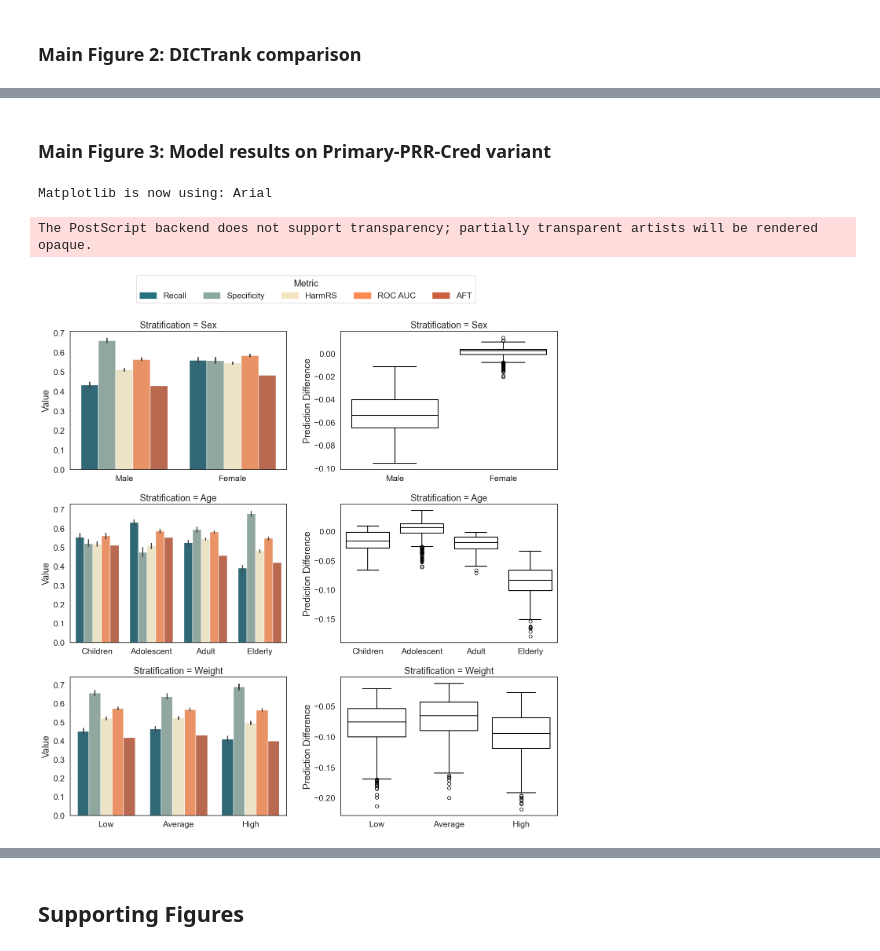
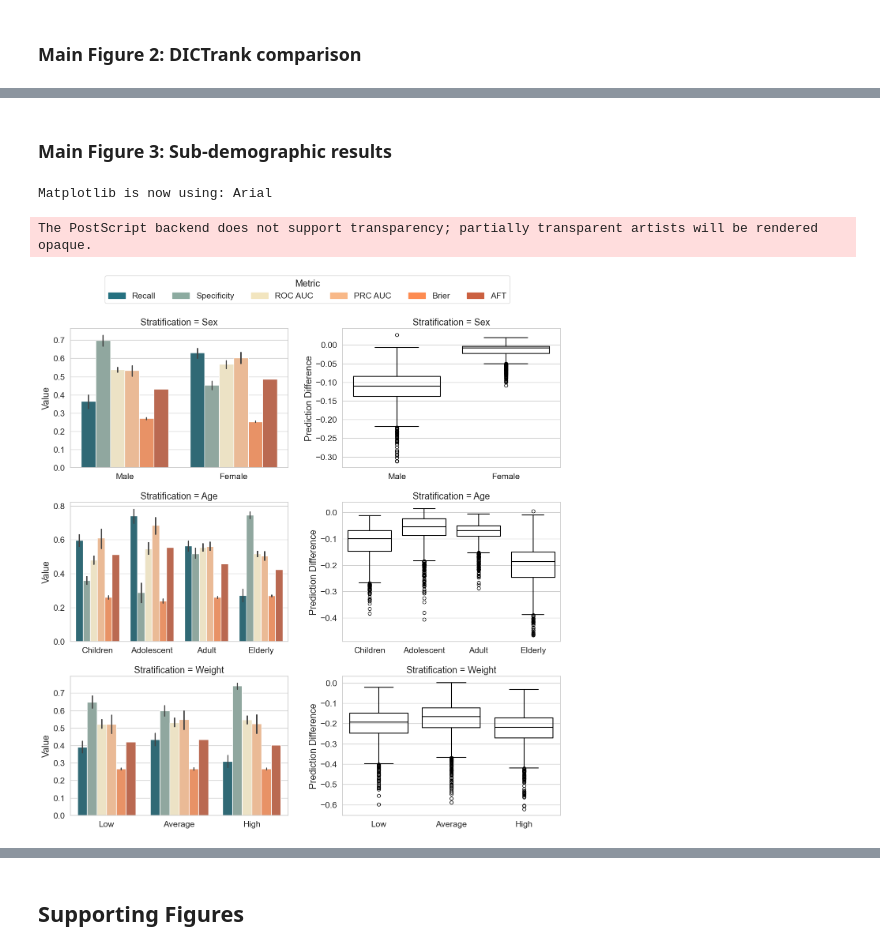
Before and after one commit to M-Iwan/CARBIDE, a Jupyter notebook: notebooks/5_Figures.ipynb, the cells around one changed output, grey strips where cells are left out. Drawn from its saved outputs; the diff is of its cells as text; code cells hidden in the pictures.

```diff
--- a/notebooks/5_Figures.ipynb
+++ b/notebooks/5_Figures.ipynb
@@ -119,16 +118,15 @@ Matplotlib is now using: Arial
 # %%
-df = read_df('../results/comparison/dpa_metric.tsv')
+df = read_df('../results/comparison_revision/dpa_metric.tsv')
 
 df['LowerCI'] = df['Mean'] - df['STD'] * 1.96
 df['UpperCI'] = df['Mean'] + df['STD'] * 1.96
 
-df = df[df['Metric'].isin(['Specificity', 'Recall', 'HarmRS', 'ROC AUC', 'Accuracy'])]
+df = df[df['Metric'].isin(metrics)]
 
 sns.set_context('notebook', font_scale=1.1)
 sns.set_style('white')
 set_font('arial.ttf')
 
-metrics = ['ROC AUC', 'Recall', 'Specificity', 'Accuracy', 'HarmRS']
 num_vars = len(metrics)
 
 fig, axes = plt.subplots(1, 3, figsize=(WIDTH_INCHES*3, HEIGHT_INCHES), subplot_kw=dict(polar=True))
@@ -185,7 +183,7 @@ for idx, dpa in enumerate(['PRR', 'ROR', 'IC']):
                  color='black')
 
 plt.tight_layout()
-plt.savefig('../figures/1_2_DPA_metric.tiff', dpi=600, bbox_inches=None,
+plt.savefig('../figures_revision/1_2_DPA_metric.png', dpi=600, bbox_inches=None,
             facecolor='white', edgecolor='none')
 plt.show()
 # %% [output]
@@ -194,16 +192,15 @@ Matplotlib is now using: Arial
 # %%
-df = read_df('../results/comparison/pt_set.tsv')
+df = read_df('../results/comparison_revision/pt_set.tsv')
 
 df['LowerCI'] = df['Mean'] - df['STD'] * 1.96
 df['UpperCI'] = df['Mean'] + df['STD'] * 1.96
 
-df = df[df['Metric'].isin(['Specificity', 'Recall', 'HarmRS', 'ROC AUC', 'Accuracy'])]
+df = df[df['Metric'].isin(metrics)]
 
 sns.set_context('notebook', font_scale=1.1)
 sns.set_style('white')
 set_font('arial.ttf')
 
-metrics = ['ROC AUC', 'Recall', 'Specificity', 'Accuracy', 'HarmRS']
 num_vars = len(metrics)
 
 fig, axes = plt.subplots(1, 3, figsize=(WIDTH_INCHES*3, HEIGHT_INCHES), subplot_kw=dict(polar=True))
@@ -260,7 +257,7 @@ for idx, pt in enumerate(['Cred', 'Card', 'Cvas']):
                  color='black')
 
 plt.tight_layout()
-plt.savefig('../figures/1_3_PT_set.tiff', dpi=600, bbox_inches=None,
+plt.savefig('../figures_revision/1_3_PT_set.png', dpi=600, bbox_inches=None,
             facecolor='white', edgecolor='none')
 plt.show()
 # %% [output]
@@ -269,7 +266,7 @@ Matplotlib is now using: Arial
 # %% [markdown]
 ### Main Figure 2: DICTrank comparison
 # %%
-sns.set_context('notebook', font_scale=1.1)
+, wsns.set_context('notebook', font_scale=1.1)
 sns.set_style('white')
 set_font('arial.ttf')
 
@@ -277,7 +274,7 @@ drank = read_df('../data/dictrank/DICTrank_binary.parquet')[['SMILES', 'Class']]
 drank = drank.rename(columns={'Class': 'Label_drank'})
 rows = []
 
-for idx, file in enumerate(glob.glob('../data/carbide/*/*/*.joblib')):
+for idx, file in enumerate(glob.glob('../data/carbide_revision/*/*/*.joblib')):
     _, _, _, dataset_type, pt_set, file_name = file.rstrip('.joblib').split('/')
     dataset_type = dataset_type.lstrip('_')
     dpa_metric = file_name.split('_')[1]
@@ -315,7 +312,7 @@ pt_dtype = pd.CategoricalDtype(pt_sets, ordered=True)
 
 melt_df = melt_df.astype({"DPA": dpa_dtype, "PT": pt_dtype})
 
-g = sns.FacetGrid(melt_df, row='Dataset', col='PT')
+g = sns.FacetGrid(melt_df, row='Dataset', col='PT', sharey='row', aspect=1.2)
 
 for ax in g.axes.flatten():
     title = str(ax.title).split(',')[-1].rstrip("')").lstrip("'")
@@ -337,7 +334,7 @@ for ax in g.axes.flatten():
                        alpha=1,
                        color=colors.get(category))
                 bottom += count.values[0]  # update the bottom for the next category
-                ax.text(i, bottom - count.values[0] / 2, str(count.values[0]), ha='center', va='center', color='black', size=8)
+                ax.text(i, bottom - count.values[0] / 2, str(count.values[0]), ha='center', va='center', color='black', size=10)
 
     ax.set_xticks(x_positions)
     ax.set_xticklabels(dpa_metrics)
@@ -346,9 +343,9 @@ legend_patches = [Patch(color=colors[category], label=f'{category} ({category})'
 
 legend_labels = ['TP', 'FP', 'FN', 'TN']
 
-g.figure.legend(legend_patches, legend_labels, title='Categories', loc='upper right', bbox_to_anchor=(1.125, 1), bbox_transform=g.figure.transFigure)
+g.figure.legend(legend_patches, legend_labels, title='Categories', loc='upper center', ncols=4, bbox_to_anchor=(0.5, 1.07), bbox_transform=g.figure.transFigure)
 
-plt.savefig('../figures/2_DICTrank_Comparison.eps', dpi=300, bbox_inches='tight')
+plt.savefig('../figures_revision/2_DICTrank_Comparison.eps', dpi=300, bbox_inches='tight')
 
 plt.show()
 # %% [output]
@@ -358,21 +379,23 @@ The PostScript backend does not support transparency; partially transparent arti
 # %% [markdown]
-### Main Figure 3: Model results on Primary-PRR-Cred variant
+### Main Figure 3: Sub-demographic results
 # %%
 sns.set_context('notebook', font_scale=1.4)
-sns.set_palette(five_point_palette())
+sns.set_palette(six_point_palette())
 set_font('arial.ttf')
 
 colors = {
     'Recall': '#257180',
     'Specificity': '#8CABA0',
-    'HarmRS': '#F2E5BF',
-    'ROC AUC': '#FD8B51',
+    'ROC AUC': '#F2E5BF',
+    'PRC AUC': '#F8B888',
+    'Brier': '#FD8B51',
     'AFT': '#CB6040'
 }
 
-df_1 = pd.read_csv('../results/analysis/models_metrics.tsv', sep='\t')
+df_1 = pd.read_csv('../results/analysis_revision/models_metrics.tsv', sep='\t')
+df_1 = df_1[df_1['Metric'].isin(colors.keys())]
 
-df_2 = pl.read_csv('../results/analysis/prediction_differences.tsv', separator='\t')
+df_2 = pl.read_csv('../results/analysis_revision/prediction_differences.tsv', separator='\t')
 df_2 = df_2.rename({'Category': 'Stratification', 'Difference': 'Prediction Difference'})
 
 sex_df = df_1[df_1['Stratification'] == 'Sex'].reset_index(drop=True)
@@ -388,35 +411,34 @@ wgt_df['Sub-category'] = wgt_df['Sub-category'].astype(pd.CategoricalDtype(['Low
 wgt_df = wgt_df.dropna(subset='Sub-category')
 
 fig, axes = plt.subplots(3, 2, figsize=(16, 16))
 sns.barplot(sex_df, x='Sub-category', y='Value', hue='Metric', ax=axes[0, 0], legend=False)
 sns.barplot(age_df, x='Sub-category', y='Value', hue='Metric', ax=axes[1, 0], legend=False)
 sns.barplot(wgt_df, x='Sub-category', y='Value', hue='Metric', ax=axes[2, 0], legend=False)
 
 axes[0,0].set_xlabel('')
 axes[0,0].set_title('Stratification = Sex')
 axes[1,0].set_xlabel('')
 axes[1,0].set_title('Stratification = Age')
 axes[2,0].set_xlabel('')
 axes[2,0].set_title('Stratification = Weight')
 
 sns.boxplot(df_2.filter(pl.col('Stratification') == 'Sex'), x='Sub-category', y='Prediction Difference', ax=axes[0, 1], legend=False, fill=False, color='black')
 sns.boxplot(df_2.filter(pl.col('Stratification') == 'Age'), x='Sub-category', y='Prediction Difference', ax=axes[1, 1], legend=False, fill=False, color='black')
 sns.boxplot(df_2.filter(pl.col('Stratification') == 'Weight'), x='Sub-category', y='Prediction Difference', ax=axes[2, 1], legend=False, fill=False, color='black')
 
 axes[0,1].set_xlabel('')
 axes[0,1].set_title('Stratification = Sex')
 axes[1,1].set_xlabel('')
 axes[1,1].set_title('Stratification = Age')
 axes[2,1].set_xlabel('')
 axes[2,1].set_title('Stratification = Weight')
 
-legend_patches = [Patch(color=colors[category], label=f'{category} ({category})') for category in ['Recall', 'Specificity', 'HarmRS', 'ROC AUC', 'AFT']]
-legend_labels = ['Recall', 'Specificity', 'HarmRS', 'ROC AUC', 'AFT']
-fig.legend(legend_patches, legend_labels, title='Metric', loc='upper center', ncol=5, bbox_to_anchor=(0.5, 0.975), bbox_transform=fig.transFigure)
+legend_patches = [Patch(color=colors[category], label=f'{category} ({category})') for category in colors.keys()]
+fig.legend(legend_patches, colors.keys(), title='Metric', loc='upper center', ncol=6, bbox_to_anchor=(0.5, 0.97), bbox_transform=fig.transFigure)
 
 plt.subplots_adjust(hspace=0.25, wspace=0.25)
-plt.savefig('../figures/3_Models_Results.eps', dpi=300, bbox_inches='tight')
+plt.savefig('../figures_revision/3_Models_Results.eps', dpi=300, bbox_inches='tight')
 # %% [output]
 Matplotlib is now using: Arial
 The PostScript backend does not support transparency; partially transparent artists will be rendered opaque.
-[figure, old version]
+[figure, new version]
```
Also changed, not shown: parts of 16 cells of this notebook, 3 other files.
